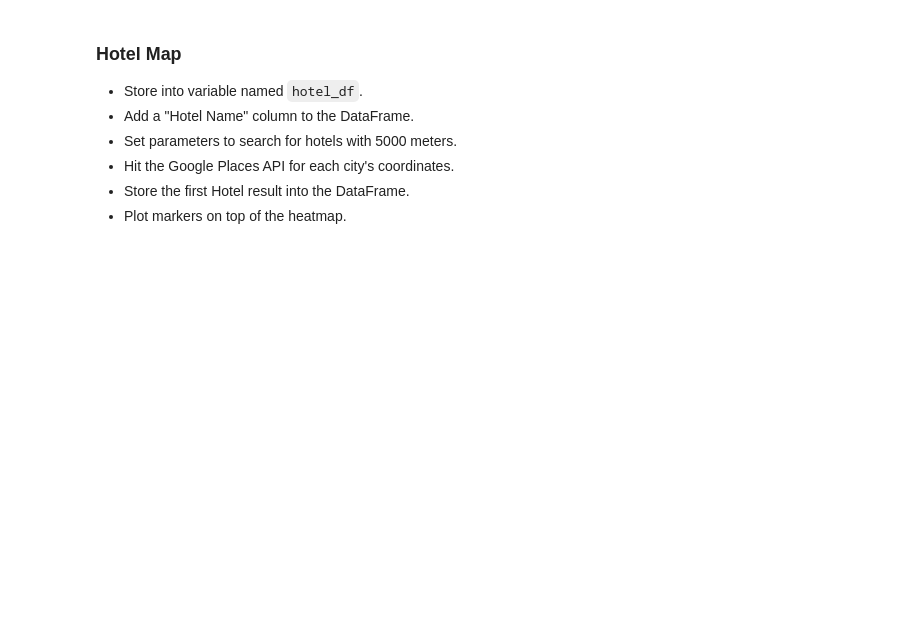
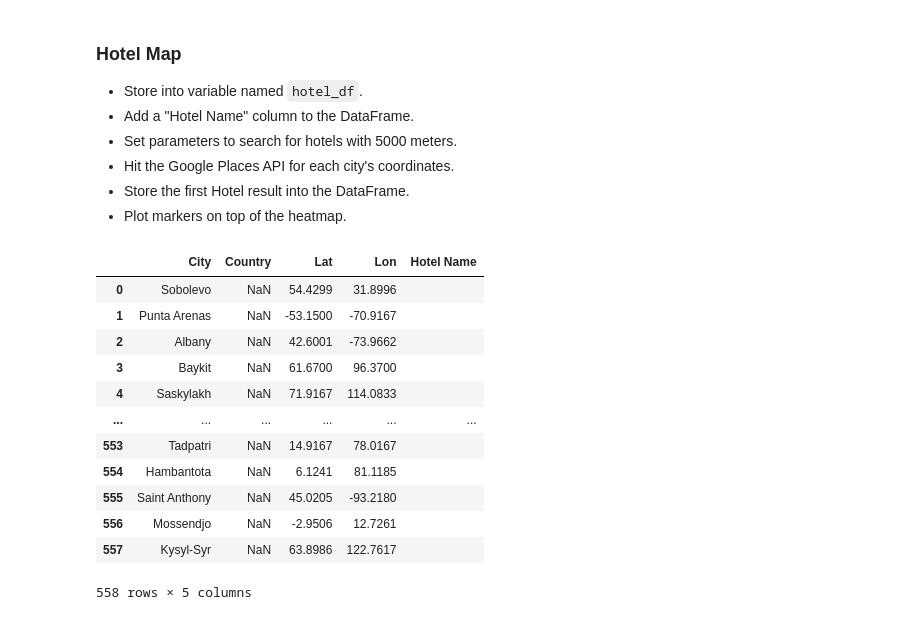
Before and after one commit to shuchiK38/Python-API-Challenge, a Jupyter notebook: Vacationpy/Vacationpy.ipynb, the cells around one changed output. Drawn from its saved outputs; the diff is of its cells as text; code cells hidden in the pictures; blank space fills up the shorter version.

```diff
--- a/Vacationpy/Vacationpy.ipynb
+++ b/Vacationpy/Vacationpy.ipynb
@@ -85,6 +104,26 @@ TypeError: data type "Windspeed" not understood
 * Hit the Google Places API for each city's coordinates.
 * Store the first Hotel result into the DataFrame.
 * Plot markers on top of the heatmap.
+# %%
+hotel_df = pd.DataFrame(city_df, columns=["City", "Country", "Lat", "Lon"])
+
+hotel_df["Hotel Name"] = ""
+
+hotel_df
+# %% [output]
+|  | City | Country | Lat | Lon | Hotel Name |
+| 0 | Sobolevo | NaN | 54.4299 | 31.8996 |  |
+| 1 | Punta Arenas | NaN | -53.1500 | -70.9167 |  |
+| 2 | Albany | NaN | 42.6001 | -73.9662 |  |
+| 3 | Baykit | NaN | 61.6700 | 96.3700 |  |
+| 4 | Saskylakh | NaN | 71.9167 | 114.0833 |  |
+| ... | ... | ... | ... | ... | ... |
+| 553 | Tadpatri | NaN | 14.9167 | 78.0167 |  |
+| 554 | Hambantota | NaN | 6.1241 | 81.1185 |  |
+| 555 | Saint Anthony | NaN | 45.0205 | -93.2180 |  |
+| 556 | Mossendjo | NaN | -2.9506 | 12.7261 |  |
+| 557 | Kysyl-Syr | NaN | 63.8986 | 122.7617 |  |
+558 rows × 5 columns
 # %%
 # NOTE: Do not change any of the code in this cell
 
```
Also changed, not shown: parts of 1 cell of this notebook, 1 other file.
